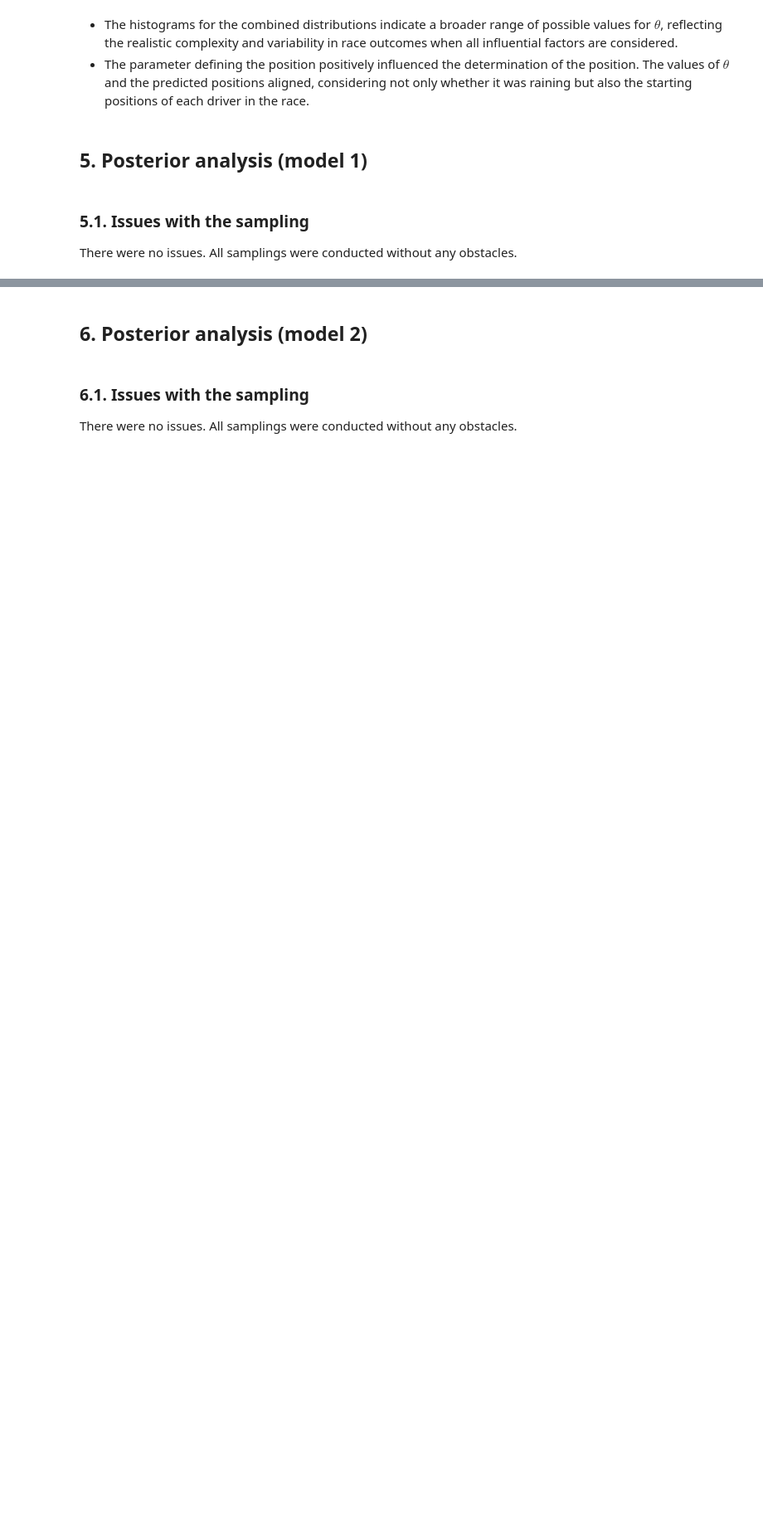
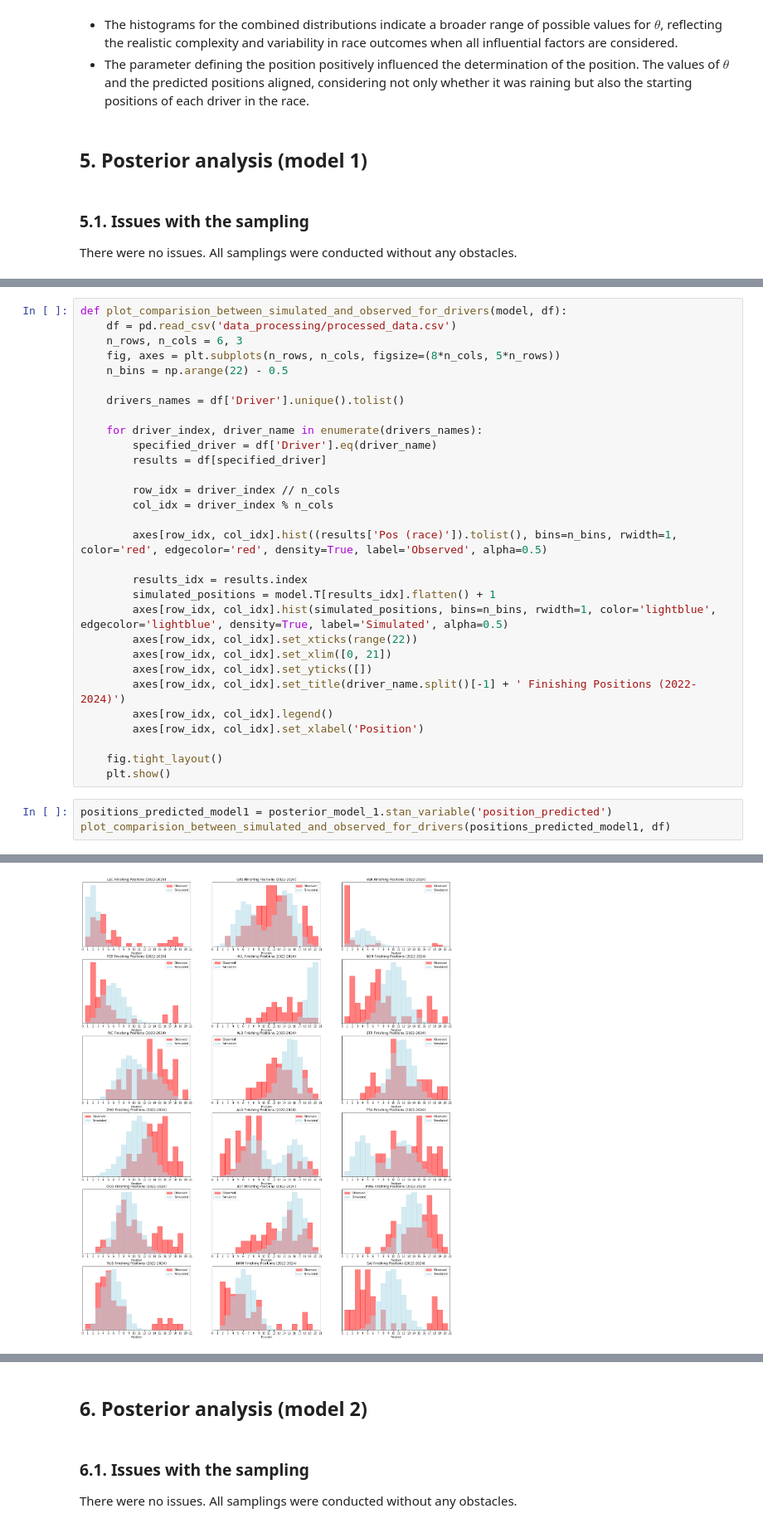
Before and after one commit to andrzejjnk/bayesian_f1, a Jupyter notebook: f1_project.ipynb, the cells around one changed output, grey strips where cells are left out. Shown at 83% size. Drawn from its saved outputs; the diff is of its cells as text; blank space fills up the shorter version.

```diff
--- a/f1_project.ipynb
+++ b/f1_project.ipynb
@@ -751,0 +776,34 @@ There were no issues. All samplings were conducted without any obstacles.
+# %%
+def plot_comparision_between_simulated_and_observed_for_drivers(model, df):
+    df = pd.read_csv('data_processing/processed_data.csv')
+    n_rows, n_cols = 6, 3
+    fig, axes = plt.subplots(n_rows, n_cols, figsize=(8*n_cols, 5*n_rows))
+    n_bins = np.arange(22) - 0.5
+
+    drivers_names = df['Driver'].unique().tolist()
+
+    for driver_index, driver_name in enumerate(drivers_names):
+        specified_driver = df['Driver'].eq(driver_name)
+        results = df[specified_driver]
+
+        row_idx = driver_index // n_cols
+        col_idx = driver_index % n_cols
+
+        axes[row_idx, col_idx].hist((results['Pos (race)']).tolist(), bins=n_bins, rwidth=1, color='red', edgecolor='red', density=True, label='Observed', alpha=0.5)
+
+        results_idx = results.index
+        simulated_positions = model.T[results_idx].flatten() + 1
+        axes[row_idx, col_idx].hist(simulated_positions, bins=n_bins, rwidth=1, color='lightblue', edgecolor='lightblue', density=True, label='Simulated', alpha=0.5)
+        axes[row_idx, col_idx].set_xticks(range(22))
+        axes[row_idx, col_idx].set_xlim([0, 21])
+        axes[row_idx, col_idx].set_yticks([])
+        axes[row_idx, col_idx].set_title(driver_name.split()[-1] + ' Finishing Positions (2022-2024)')
+        axes[row_idx, col_idx].legend()
+        axes[row_idx, col_idx].set_xlabel('Position')
+
+    fig.tight_layout()
+    plt.show()
+# %%
+positions_predicted_model1 = posterior_model_1.stan_variable('position_predicted')
+plot_comparision_between_simulated_and_observed_for_drivers(positions_predicted_model1, df)
+# %% [output]
@@ -751,0 +811 @@ There were no issues. All samplings were conducted without any obstacles.
+[figure, added]
```
Also changed, not shown: parts of 48 cells of this notebook.
